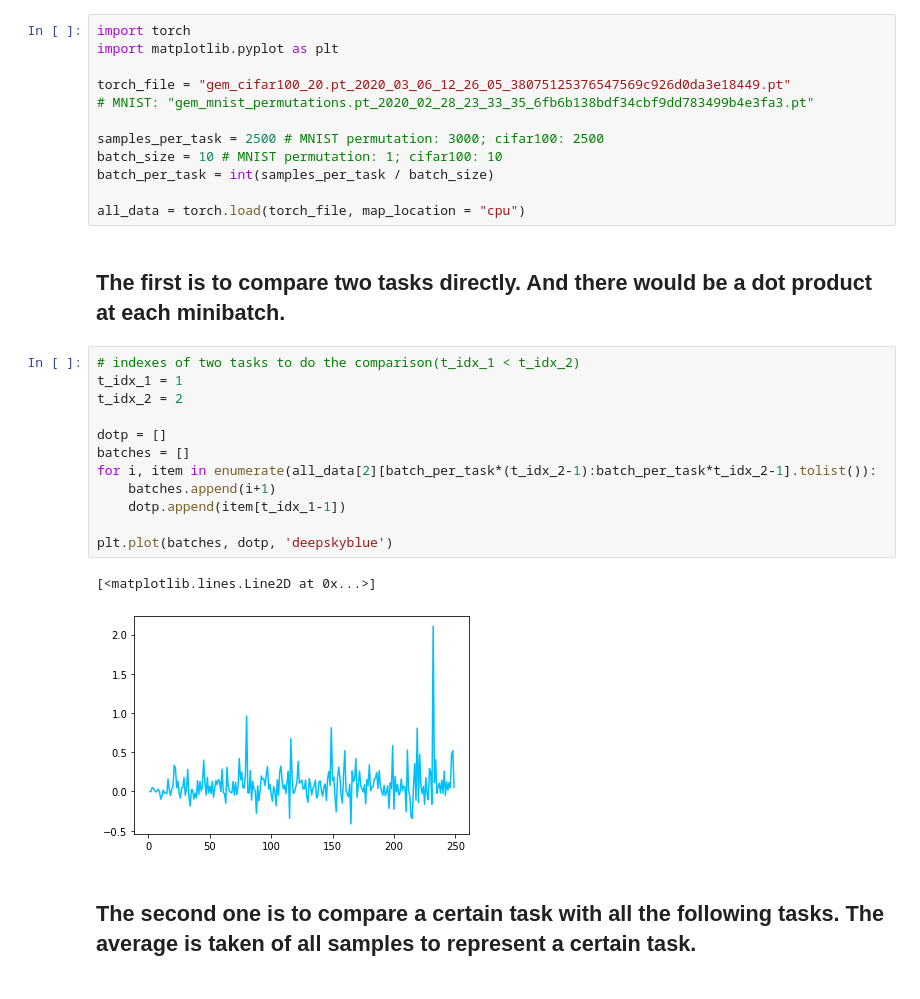
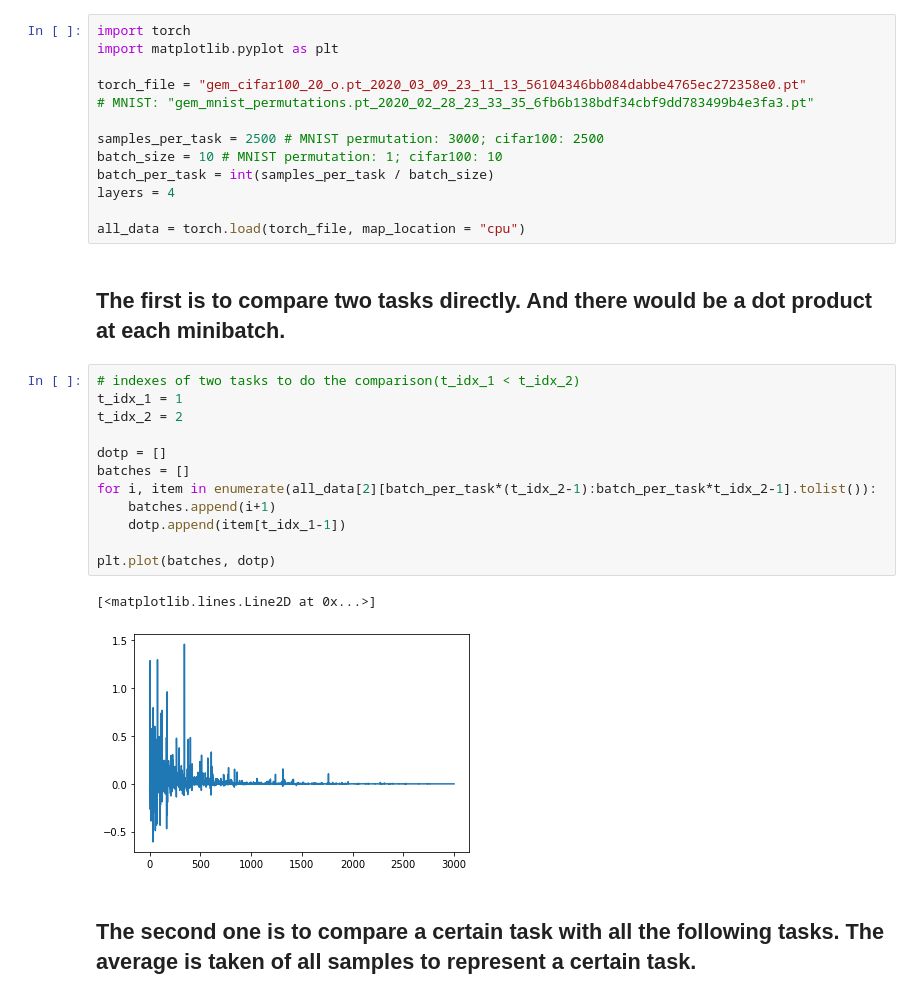
Before and after one commit to yifyang/MER_experiment, a Jupyter notebook: plot/plot.ipynb, the cells around one changed output. Cells and saved outputs as stored; diff of their text form.

Commit message:
second version to record dotp at each layer

```diff
--- a/plot/plot.ipynb
+++ b/plot/plot.ipynb
@@ -9,12 +9,13 @@ There are two ways to do the comparison.
 import torch
 import matplotlib.pyplot as plt
 
-torch_file = "gem_cifar100_20.pt_2020_03_06_12_26_05_38075125376547569c926d0da3e18449.pt"
+torch_file = "gem_cifar100_20_o.pt_2020_03_09_23_11_13_56104346bb084dabbe4765ec272358e0.pt"
 # MNIST: "gem_mnist_permutations.pt_2020_02_28_23_33_35_6fb6b138bdf34cbf9dd783499b4e3fa3.pt"
 
 samples_per_task = 2500 # MNIST permutation: 3000; cifar100: 2500
 batch_size = 10 # MNIST permutation: 1; cifar100: 10
 batch_per_task = int(samples_per_task / batch_size)
+layers = 4
 
 all_data = torch.load(torch_file, map_location = "cpu")
 # %% [markdown]
@@ -22,18 +23,18 @@ all_data = torch.load(torch_file, map_location = "cpu")
 # %%
 # indexes of two tasks to do the comparison(t_idx_1 < t_idx_2)
 t_idx_1 = 1
 t_idx_2 = 2
 
 dotp = []
 batches = []
 for i, item in enumerate(all_data[2][batch_per_task*(t_idx_2-1):batch_per_task*t_idx_2-1].tolist()):
     batches.append(i+1)
     dotp.append(item[t_idx_1-1])
 
-plt.plot(batches, dotp, 'deepskyblue')
+plt.plot(batches, dotp)
 # %% [output]
 [<matplotlib.lines.Line2D at 0x...>]
-[figure, old version]
+[figure, new version]
 # %% [markdown]
  ## The second one is to compare a certain task with all the following tasks. The average is taken of all samples to represent a certain task.
 # %%
```
Also changed, not shown: parts of 7 cells of this notebook, 3 other files.
